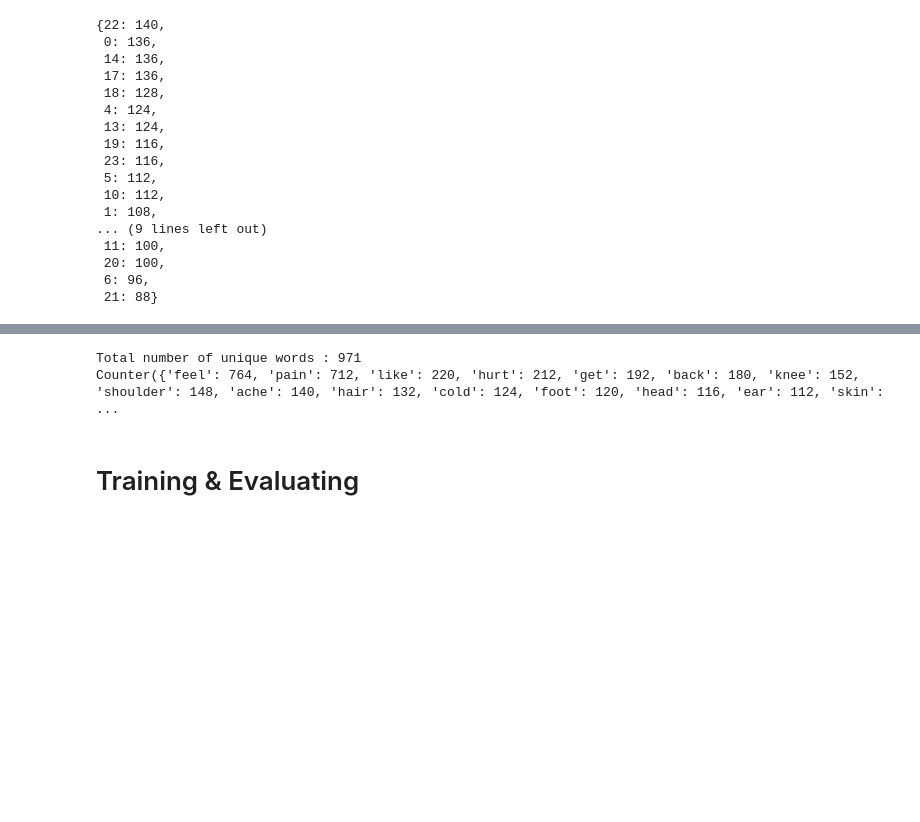
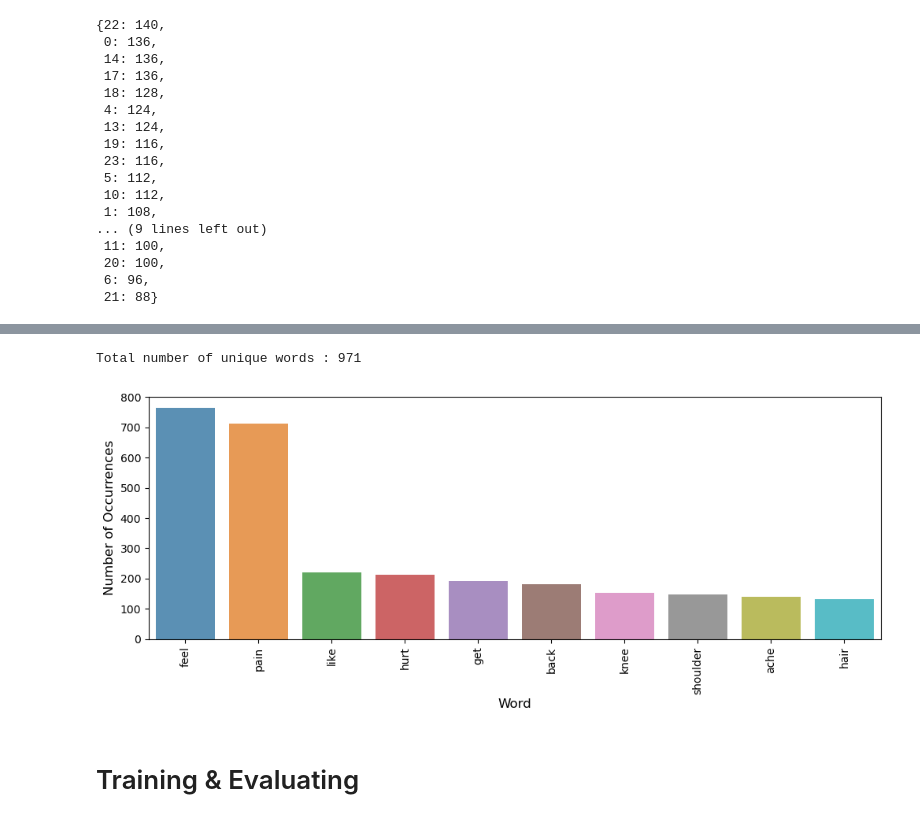
Before and after one commit to Mai-CS/OptBA, a Jupyter notebook: Ailment_Classification.ipynb, the cells around one changed output, grey strips where cells are left out. Saved outputs shown, nothing was run; the diff lists cells and outputs as text; code cells hidden in the pictures; blank space fills up the shorter version.

```diff
--- a/Ailment_Classification.ipynb
+++ b/Ailment_Classification.ipynb
@@ -294,24 +294,35 @@ Name: transformed_phrase, dtype: object
 # %%
 # count unique words
 
 def counter_word(text_col):
     count = Counter()
     for text in text_col.values:
         for word in text.split():
             count[word] += 1
     return count
 
 
 counter = counter_word(ailments_data['transformed_phrase'])
 
 
 num_unique_words = len(counter)
 print("Total number of unique words : " + str(num_unique_words))
 
-print(counter)
+# print(counter)
+
+counted_df = pd.DataFrame(counter.items(), columns=['word', 'count']).sort_values(
+    'count', ascending=False).reset_index(drop=True)  # create new df from counter
+
+plt.figure(figsize=(12, 4))
+# plot only the top 10 by slicing the df
+sns.barplot(data=counted_df[:10], x='word', y='count', alpha=0.8)
+plt.ylabel('Number of Occurrences', fontsize=12)
+plt.xlabel('Word', fontsize=12)
+plt.xticks(rotation=90)
+plt.show()
 # %% [output]
 Total number of unique words : 971
-Counter({'feel': 764, 'pain': 712, 'like': 220, 'hurt': 212, 'get': 192, 'back': 180, 'knee': 152, 'shoulder': 148, 'ache': 140, 'hair': 132, 'cold': 124, 'foot': 120, 'head': 116, 'ear': 112, 'skin': ...
+[figure, added]
 # %%
 from tensorflow.keras.preprocessing.text import text_to_word_sequence
 
```
Also changed, not shown: parts of 5 cells of this notebook, 5 other files.
